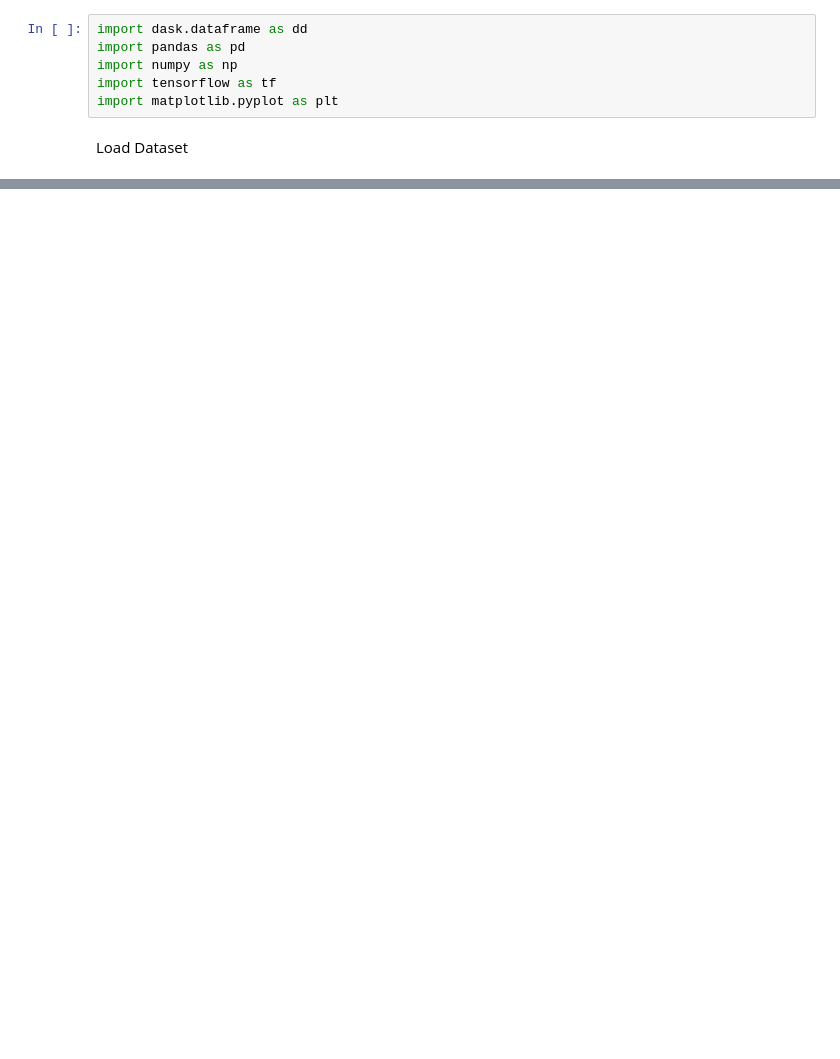
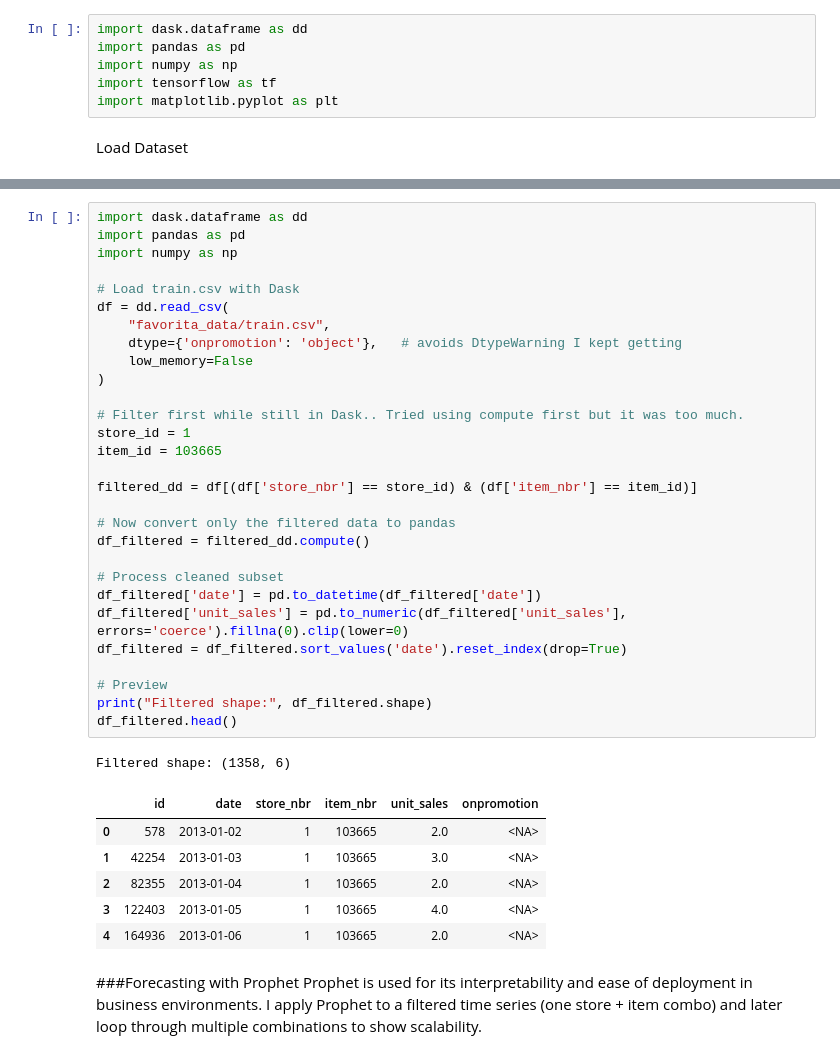
Before and after one commit to Jhedzye/-capstone-forecasting-food-sales, a Jupyter notebook: Step_8_Capstone.ipynb, the cells around one changed output, grey strips where cells are left out. Drawn from its saved outputs; the diff is of its cells as text; blank space fills up the shorter version.

```diff
--- a/Step_8_Capstone.ipynb
+++ b/Step_8_Capstone.ipynb
@@ -128,0 +78,40 @@ This notebook demonstrates the scaling of a time series forecasting model using
+# %%
+import dask.dataframe as dd
+import pandas as pd
+import numpy as np
+
+# Load train.csv with Dask
+df = dd.read_csv(
+    "favorita_data/train.csv",
+    dtype={'onpromotion': 'object'},   # avoids DtypeWarning I kept getting
+    low_memory=False
+)
+
+# Filter first while still in Dask.. Tried using compute first but it was too much.
+store_id = 1
+item_id = 103665
+
+filtered_dd = df[(df['store_nbr'] == store_id) & (df['item_nbr'] == item_id)]
+
+# Now convert only the filtered data to pandas
+df_filtered = filtered_dd.compute()
+
+# Process cleaned subset
+df_filtered['date'] = pd.to_datetime(df_filtered['date'])
+df_filtered['unit_sales'] = pd.to_numeric(df_filtered['unit_sales'], errors='coerce').fillna(0).clip(lower=0)
+df_filtered = df_filtered.sort_values('date').reset_index(drop=True)
+
+# Preview
+print("Filtered shape:", df_filtered.shape)
+df_filtered.head()
+# %% [output]
+Filtered shape: (1358, 6)
+|  | id | date | store_nbr | item_nbr | unit_sales | onpromotion |
+| 0 | 578 | 2013-01-02 | 1 | 103665 | 2.0 | <NA> |
+| 1 | 42254 | 2013-01-03 | 1 | 103665 | 3.0 | <NA> |
+| 2 | 82355 | 2013-01-04 | 1 | 103665 | 2.0 | <NA> |
+| 3 | 122403 | 2013-01-05 | 1 | 103665 | 4.0 | <NA> |
+| 4 | 164936 | 2013-01-06 | 1 | 103665 | 2.0 | <NA> |
+# %% [markdown]
+###Forecasting with Prophet
+Prophet is used for its interpretability and ease of deployment in business environments. I apply Prophet to a filtered time series (one store + item combo) and later loop through multiple combinations to show scalability.
```
Also changed, not shown: parts of 34 cells of this notebook.
